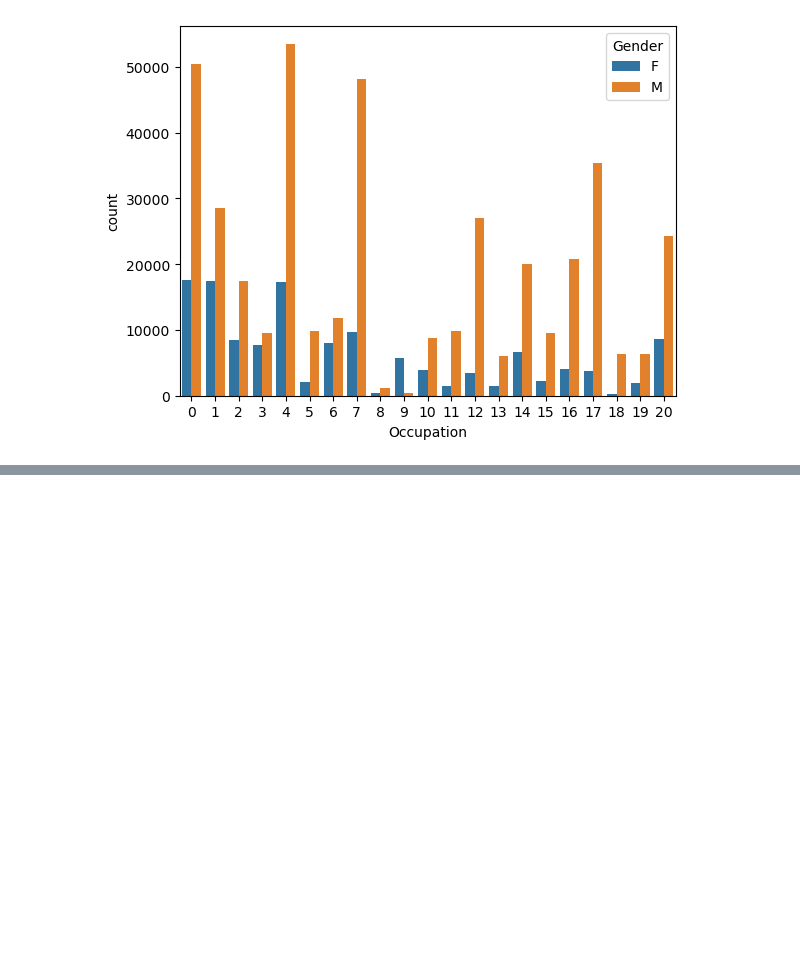
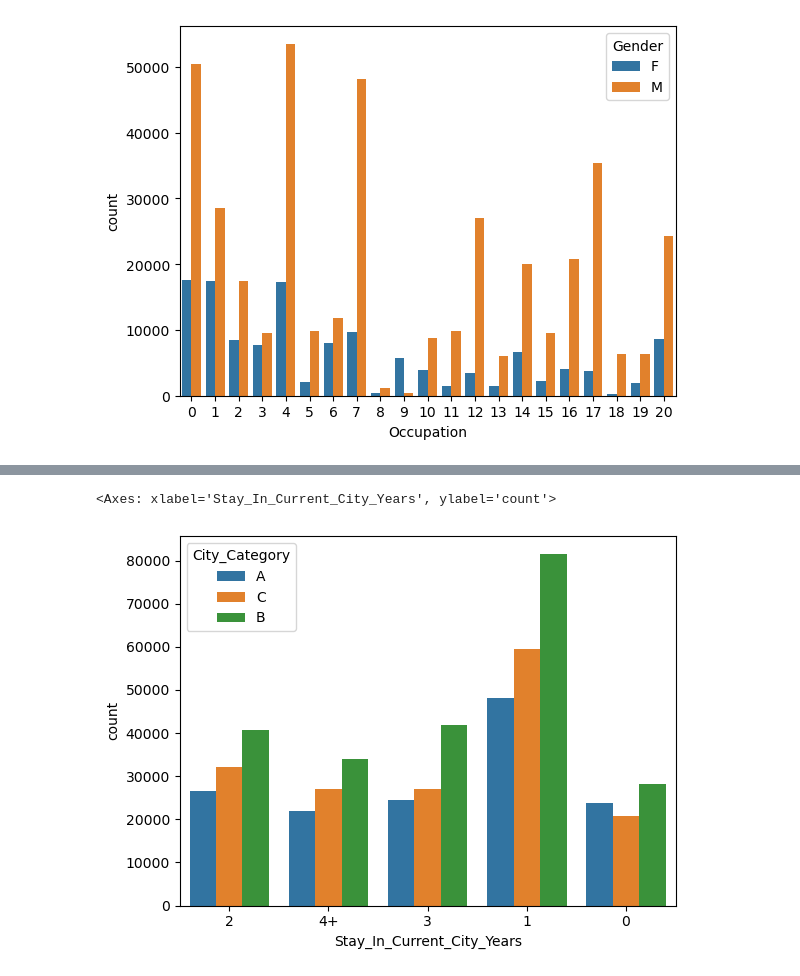
Before and after one commit to harika16-mangu/Black_Friday_Sales_DataAnalysis, a Jupyter notebook: Untitled.ipynb, the cells around one changed output, grey strips where cells are left out. Cells and saved outputs as stored; diff of their text form; code cells hidden in the pictures; blank space fills up the shorter version.

```diff
--- a/Untitled.ipynb
+++ b/Untitled.ipynb
@@ -385,0 +419,6 @@ bf.groupby('Product_Category_1').size().plot(kind="pie",autopct="%.2f")
+# %%
+#Analyzing the city_category based on stay of the people in that locations?
+sns.countplot(data=bf,x='Stay_In_Current_City_Years',hue='City_Category')
+# %% [output]
+<Axes: xlabel='Stay_In_Current_City_Years', ylabel='count'>
+[figure, added]
```
Also changed, not shown: parts of 15 cells of this notebook.
